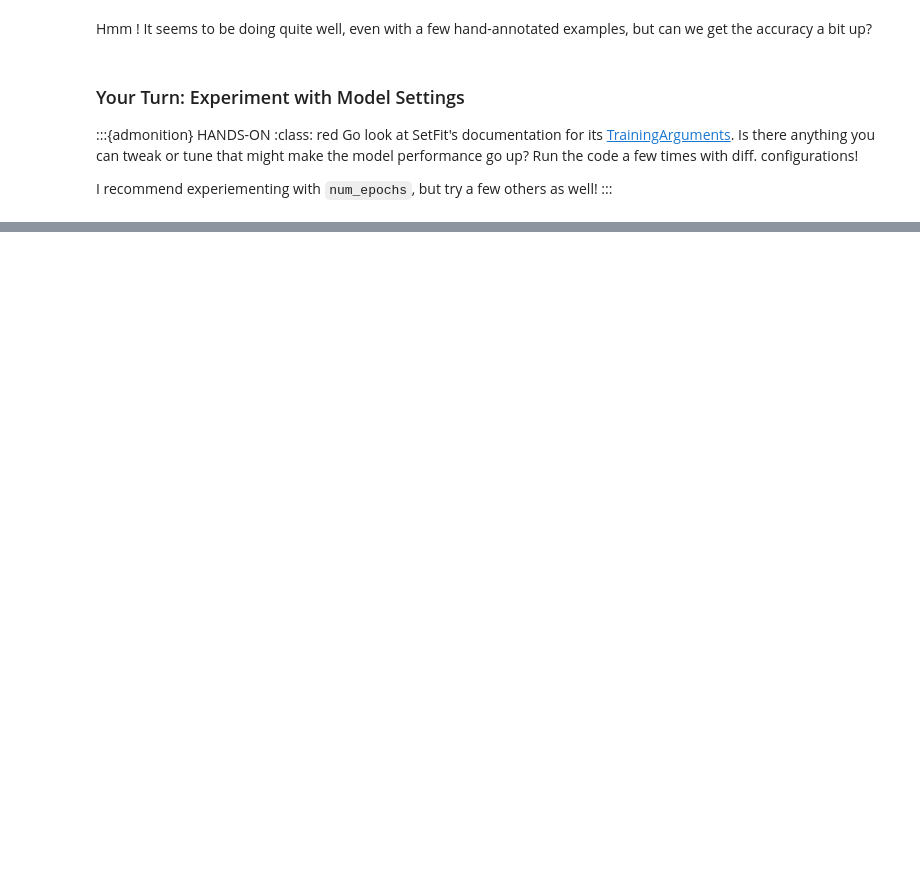
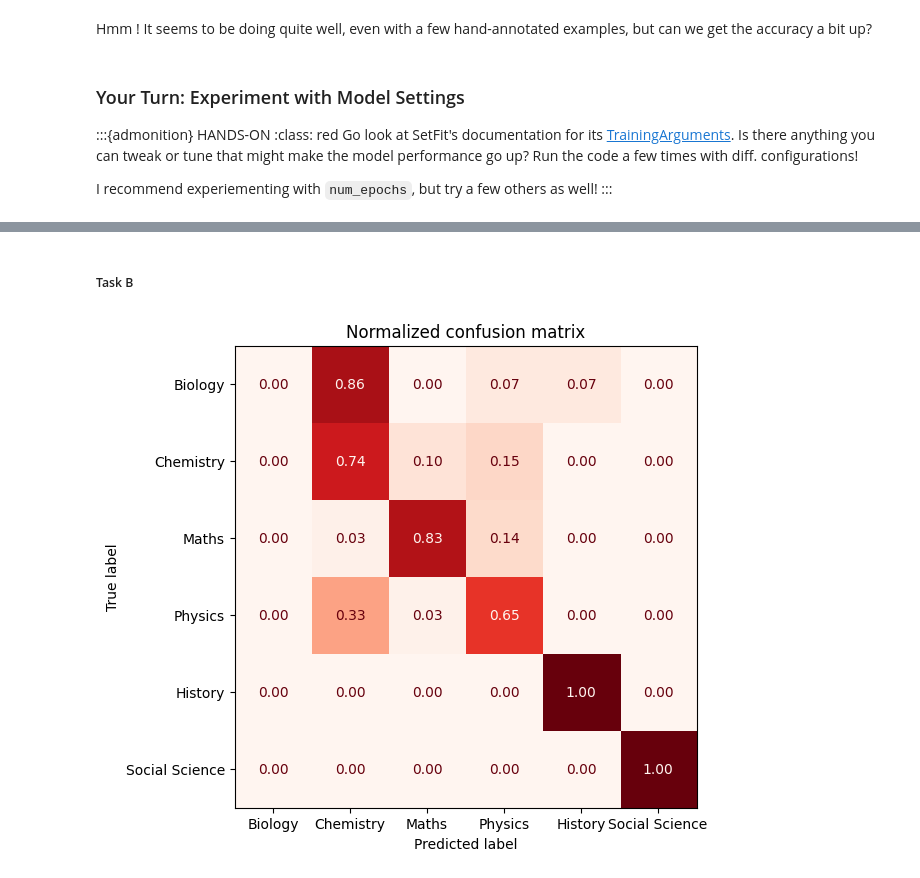
Before and after one commit to MinaAlmasi/nlp-at-cogsci, a Jupyter notebook: book/class5/002_setfit.ipynb, the cells around one changed output, grey strips where cells are left out. Drawn from its saved outputs; the diff is of its cells as text; code cells hidden in the pictures; blank space fills up the shorter version.

```diff
--- a/book/class5/002_setfit.ipynb
+++ b/book/class5/002_setfit.ipynb
@@ -316,0 +409,32 @@ I recommend experiementing with `num_epochs`, but try a few others as well!
+# %% [markdown]
+##### Task B
+# %%
+def plot_confusion_matrix(y_pred: list, y_true: list, labels: list, cmap: str = "Reds", figsize: tuple = (6, 6)):
+    """
+    Plot a confusion matrix given true and predicted labels.
+
+    Args:
+        y_pred: Predicted labels.
+        y_true: True labels.
+        labels: List of label names for display.
+        cmap: Colormap for the plot. Default is "Reds".
+        figsize: Figure size. Default is (6, 6).
+
+    Returns:
+        fig: Matplotlib figure object containing the confusion matrix plot.
+    """
+    # use sklearn to compute confusion matrix
+    cm = confusion_matrix(y_true, y_pred, normalize="true")
+
+    # plot using matplotlib and sklearn's ConfusionMatrixDisplay
+    fig, ax = plt.subplots(figsize=figsize)
+    disp = ConfusionMatrixDisplay(confusion_matrix=cm, display_labels=labels)
+    disp.plot(cmap=cmap, values_format=".2f", ax=ax, colorbar=False)
+    plt.title("Normalized confusion matrix")
+
+    return fig
+
+labels = ["Biology", "Chemistry", "Maths", "Physics", "History", "Social Science"]
+fig = plot_confusion_matrix(y_pred, y_true, labels)
+# %% [output]
+[figure, added]
```
Also changed, not shown: parts of 18 cells of this notebook.
